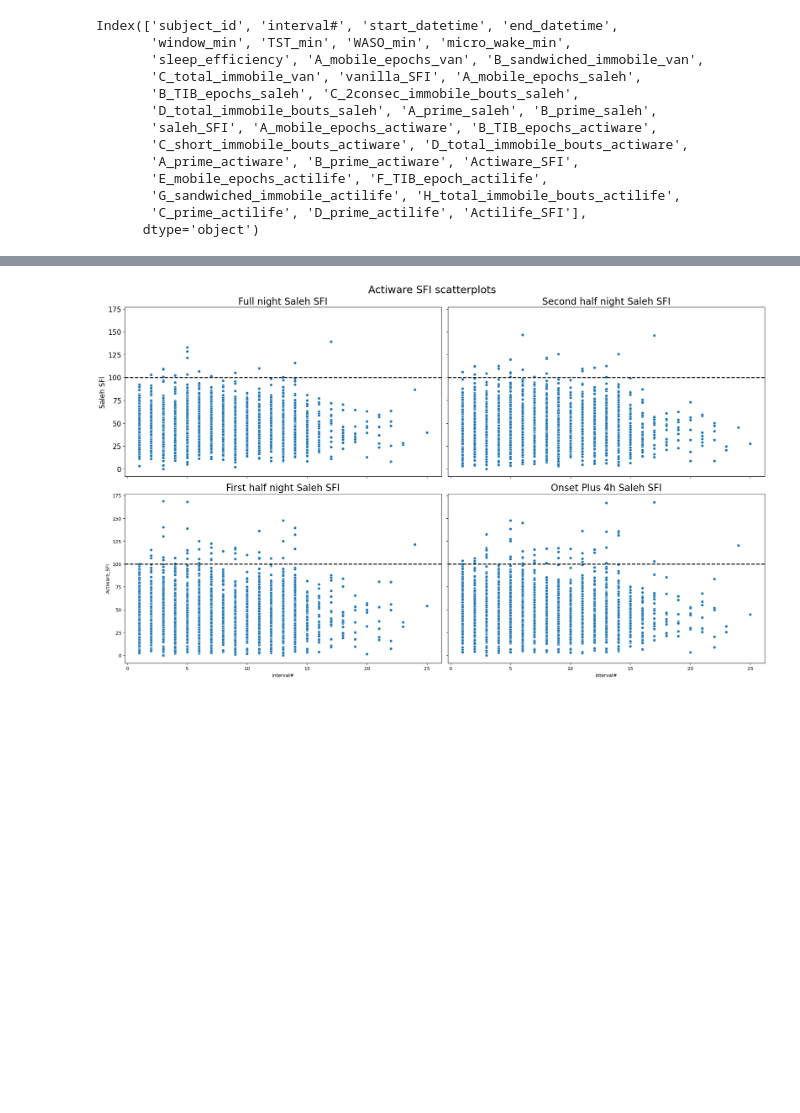
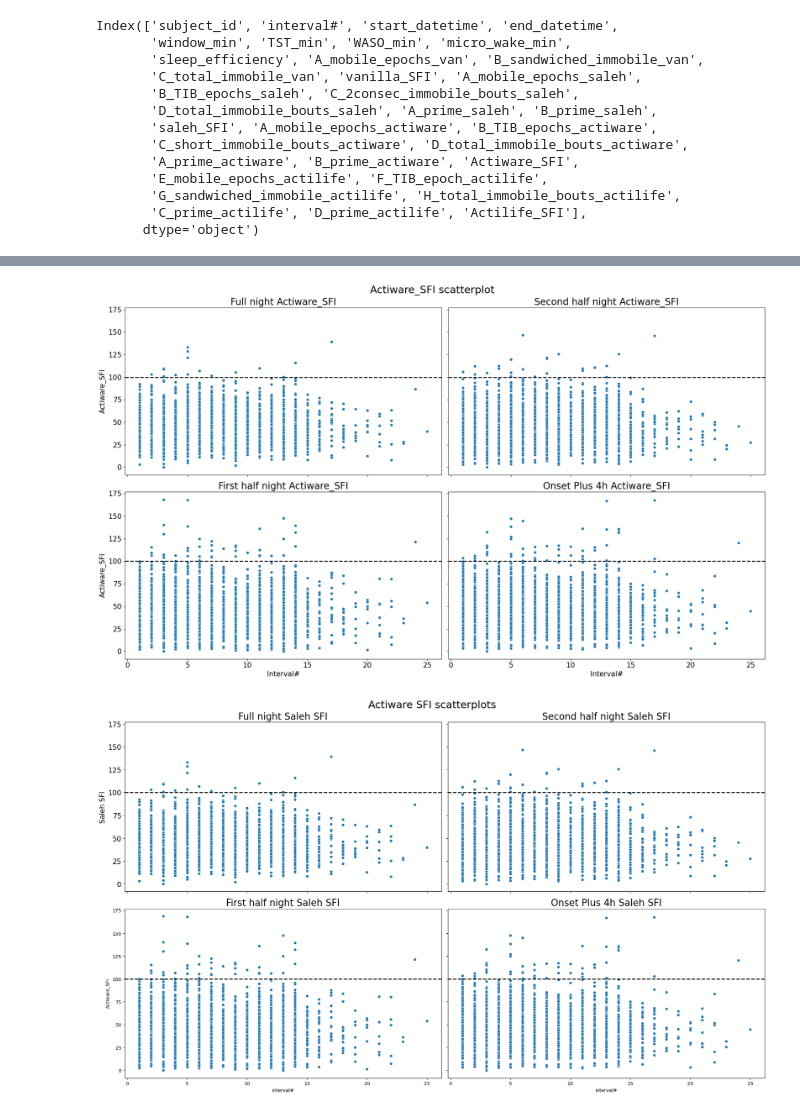
Before and after one commit to Tom-Gooding/Portfolio, a Jupyter notebook: Data_Projects/Rutgers Research/Rutgers_Sleep_Cannabis_Alcohol_study/RUmerging_sleep_actigraphy_data_091026.ipynb, the cells around one changed output, grey strips where cells are left out. Cells and saved outputs as stored; diff of their text form; code cells hidden in the pictures; blank space fills up the shorter version.

```diff
--- a/Data_Projects/Rutgers Research/Rutgers_Sleep_Cannabis_Alcohol_study/RUmerging_sleep_actigraphy_data_091026.ipynb
+++ b/Data_Projects/Rutgers Research/Rutgers_Sleep_Cannabis_Alcohol_study/RUmerging_sleep_actigraphy_data_091026.ipynb
@@ -2171,3 +2274,43 @@ plt.show()
+# %%
+fig, ax = plt.subplots(2,2,sharey=True,sharex=True, figsize=(20,12))
+
+## full night
+ax1 = sns.scatterplot(data= full_noc_sleep_results_df, x='interval#', y='Actiware_SFI', ax=ax[0,0])
+ax1.set_title('Full night Actiware_SFI', fontsize=20)
+ax1.tick_params(axis='both', labelsize=15)
+ax1.set_ylabel('Actiware_SFI', fontsize=15)
+ax1.set_xlabel('Interval#', fontsize=15)
+ax1.axhline(y=100, xmin=0, xmax=1, ls='--', lw=2, color='black')
+
+## Sleep onset to mid-sleep
+ax2 = sns.scatterplot(data= onset_mid_sleep_df, x='interval#', y='Actiware_SFI', ax=ax[1,0])
+ax2.set_title('First half night Actiware_SFI', fontsize=20)
+ax2.tick_params(axis='both', labelsize=15)
+ax2.set_ylabel('Actiware_SFI', fontsize=15)
+ax2.set_xlabel('Interval#', fontsize=15)
+ax2.axhline(y=100, xmin=0, xmax=1, ls='--', lw=2, color='black')
+
+## Sleep onset to Plus 4H
+ax3 = sns.scatterplot(data= onset_plus4h_sleep_df, x='interval#', y='Actiware_SFI', ax=ax[1,1])
+ax3.set_title('Onset Plus 4h Actiware_SFI', fontsize=20)
+ax3.tick_params(axis='both', labelsize=15)
+ax3.set_ylabel('Actiware_SFI', fontsize=15)
+ax3.set_xlabel('Interval#', fontsize=15)
+ax3.axhline(y=100, xmin=0, xmax=1, ls='--', lw=2, color='black')
+
+## Mid-sleep to sleep offset
+ax4 = sns.scatterplot(data= mid_to_offset_records_df, x='interval#', y='Actiware_SFI', ax=ax[0,1])
+ax4.set_title('Second half night Actiware_SFI', fontsize=20)
+ax4.set_ylabel('Actiware_SFI', fontsize=15)
+ax4.set_xlabel('Interval#', fontsize=15)
+ax4.tick_params(axis='both', labelsize=15)
+ax4.axhline(y=100, xmin=0, xmax=1, ls='--', lw=2, color='black')
+
+plt.suptitle('Actiware_SFI scatterplot', fontsize=22)
+plt.tight_layout()
+plt.show()
+# %% [output]
+[figure, added]
 # %%
 fig, ax = plt.subplots(2,2,sharey=True,sharex=True, figsize=(20,12))
 
```
Also changed, not shown: parts of 11 cells of this notebook, 3 other files.
